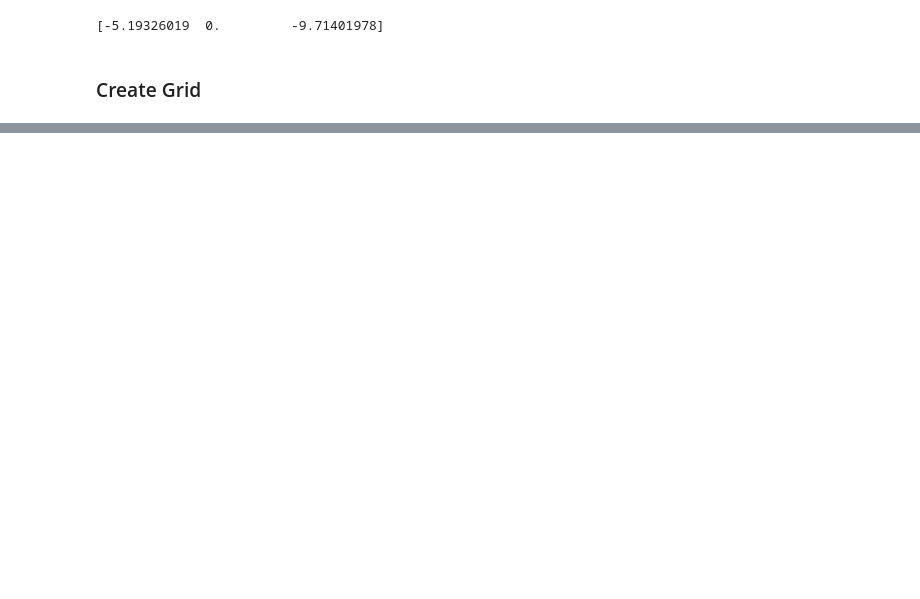
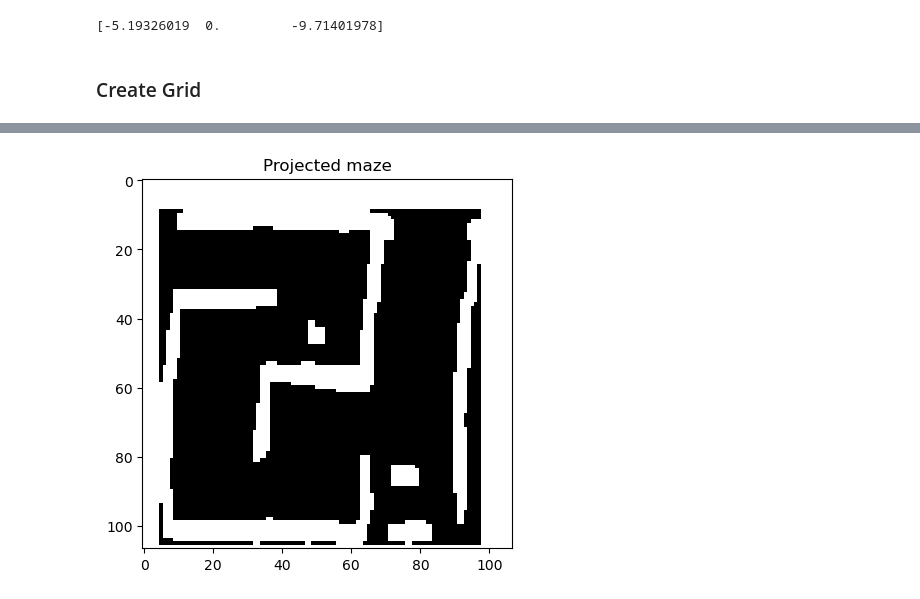
Before and after one commit to m-krastev/var_extensions, a Jupyter notebook: maze_pipeline/notebooks/session_2/2D_grid_maze.ipynb, the cells around one changed output, grey strips where cells are left out. Cells and saved outputs as stored; diff of their text form; code cells hidden in the pictures; blank space fills up the shorter version.

```diff
--- a/maze_pipeline/notebooks/session_2/2D_grid_maze.ipynb
+++ b/maze_pipeline/notebooks/session_2/2D_grid_maze.ipynb
@@ -243,3 +223,57 @@ plt.show()
+# %%
+def find_extereme_coords(grid):
+    top_y = -1
+    bottom_y = -1
+    left_x = 200
+    right_x = -1
+
+    for i, row in enumerate(grid):
+        # find first occupied cell in the row
+        result = np.where(row == 1)[0]
+        # if there is an occupied cell in the row
+        if result.size > 0:
+            # update bottom most y coord
+            bottom_y = i
+            # if first occupied cell of grid add it as top most y coord
+            if top_y == -1:
+                top_y = i
+
+            # update current left most x
+            cur_left_x = result[0]
+            # update left most x
+            if cur_left_x < left_x:
+                left_x = cur_left_x
+            # update current right most x
+            cur_right_x = result[-1]
+            # update right most x
+            if cur_right_x > right_x:
+                right_x = cur_right_x
+
+    return top_y, bottom_y, left_x, right_x
+
+def add_edges_to_grid(grid, left, right, up, down):
+    new_grid = grid.copy()
+    # Add a horizontal border for the top and bottom rows
+    new_grid[:up, :] = 1  # Top row border (if valid)
+    new_grid[down:, :] = 1  # Bottom row border (if valid)
+
+    # Add a vertical border for the leftmost and rightmost columns
+    new_grid[:, :left] = 1  # Left column border (if valid)
+    new_grid[:, right:] = 1  # Right column border (if valid)
+
+    return new_grid
+
+top_y, bottom_y, left_x, right_x = find_extereme_coords(eroded_image)
+
+bordered_grid = add_edges_to_grid(eroded_image, left_x, right_x, top_y, bottom_y)
+
+plt.imshow(bordered_grid, cmap='gray', origin='upper')
+# plt.xlabel('X cells')
+# plt.ylabel('Y cells')
+plt.title('Projected maze')
+plt.show()
+# %% [output]
+[figure, added]
 # %%
 from scipy.ndimage import distance_transform_edt
 # Assuming 'grid' is a 2D NumPy array where 0 represents free space and 1 represents obstacles
```
Also changed, not shown: parts of 13 cells of this notebook.
